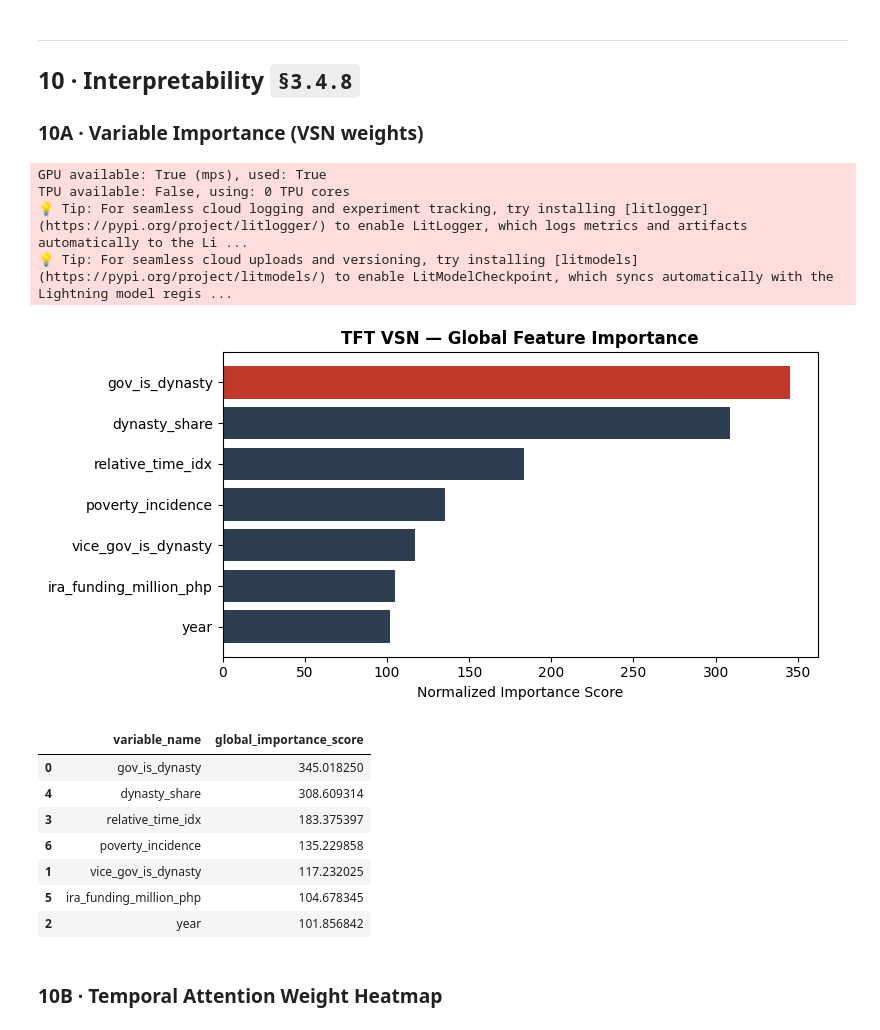
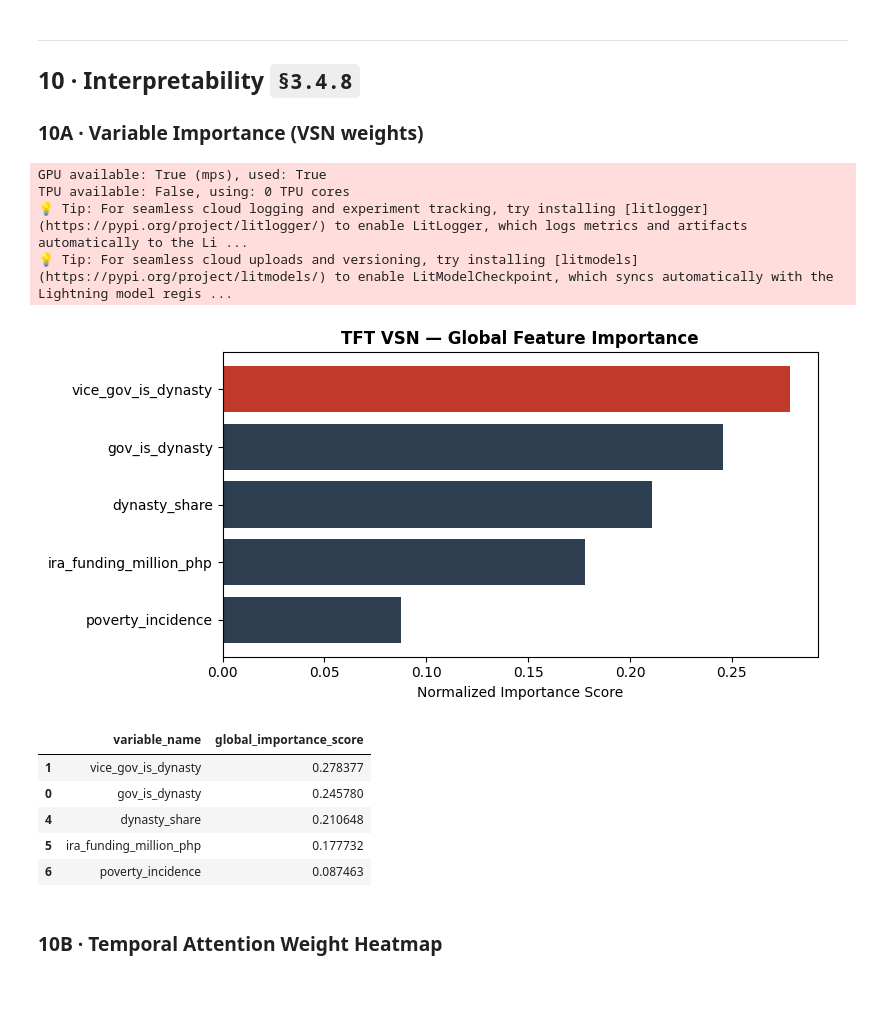
Before and after one commit to Renzo404/Datubase-ph, a Jupyter notebook: notebooks/05_tft_modelling.ipynb, the cells around one changed output. Saved outputs shown, nothing was run; the diff lists cells and outputs as text; code cells hidden in the pictures; blank space fills up the shorter version.

```diff
--- a/notebooks/05_tft_modelling.ipynb
+++ b/notebooks/05_tft_modelling.ipynb
@@ -770,13 +779,22 @@ Forecast output → /Users/gelika/VsCode/Datubase-ph/outputs/results/tft_forecas
 ## 10 · Interpretability `§3.4.8`
 ### 10A · Variable Importance (VSN weights)
 # %%
-# 1. Use the comprehensive raw_out_all from the interp_loader
-# (Ensure you already ran: raw_out_all = best_model.predict(interp_loader, mode='raw', return_x=True))
+# 1. Generate the raw predictions and assign them to 'raw_out_all'
+raw_out_all = best_model.predict(interp_loader, mode='raw', return_x=True)
+
+
+# 2. Interpret the output
 interpretation = best_model.interpret_output(raw_out_all.output, reduction='mean')
 
-# 2. Extract the PyTorch tensor to numpy using the correct key, and get names
-importance_scores = interpretation['encoder_variable_importance'].cpu().numpy()
+
+# Tip: If you ever want to see what keys are actually available, you can print them:
+# print("Available keys:", interpretation.keys())
+
+
+# 3. Extract the PyTorch tensor to numpy using the correct key: 'encoder_variables'
+importance_scores = interpretation['encoder_variables'].cpu().numpy()
 variable_names = best_model.encoder_variables
+
 
 # Manually construct the pandas DataFrame
 var_imp = pd.DataFrame({
@@ -784,45 +802,48 @@ var_imp = pd.DataFrame({
     'global_importance_score': importance_scores
 })
 
-# 3. FIX: Filter out time_idx and relative_time_idx
-vars_to_remove = ['time_idx', 'relative_time_idx']
+
+# 4. Filter out time_idx and relative_time_idx
+vars_to_remove = ['time_idx', 'relative_time_idx', 'year']
 var_imp = var_imp[~var_imp['variable_name'].isin(vars_to_remove)].copy()
 
-# 4. FIX: Re-normalize so the remaining features sum to 1.0
+
+# 5. Re-normalize so the remaining features sum to 1.0
 var_imp['global_importance_score'] = var_imp['global_importance_score'] / var_imp['global_importance_score'].sum()
+
 
 # Sort values
 var_imp = var_imp.sort_values('global_importance_score', ascending=False)
 var_imp.to_csv(RESULTS_DIR / 'tft_variable_importance.csv', index=False)
+
 
 # Plotting
 fig, ax = plt.subplots(figsize=(8, 4))
 # Dynamically color the top feature red, rest dark blue
 colors_vi = ['#c0392b' if i == 0 else '#2c3e50' for i in range(len(var_imp))]
 ax.barh(var_imp['variable_name'], var_imp['global_importance_score'], color=colors_vi)
 ax.set_xlabel('Normalized Importance Score')
 ax.set_title('TFT VSN — Global Feature Importance', fontweight='bold')
 ax.invert_yaxis()
 plt.tight_layout()
 fig.savefig(FIGURES_DIR / 'fig_variable_importance.png', dpi=200, bbox_inches='tight')
 plt.show()
 
+
 # Display the dataframe
 var_imp
 # %% [output]
 GPU available: True (mps), used: True
 TPU available: False, using: 0 TPU cores
 💡 Tip: For seamless cloud logging and experiment tracking, try installing [litlogger](https://pypi.org/project/litlogger/) to enable LitLogger, which logs metrics and artifacts automatically to the Li ...
 💡 Tip: For seamless cloud uploads and versioning, try installing [litmodels](https://pypi.org/project/litmodels/) to enable LitModelCheckpoint, which syncs automatically with the Lightning model regis ...
-[figure, old version]
+[figure, new version]
 |  | variable_name | global_importance_score |
-| 0 | gov_is_dynasty | 345.018250 |
-| 4 | dynasty_share | 308.609314 |
-| 3 | relative_time_idx | 183.375397 |
-| 6 | poverty_incidence | 135.229858 |
-| 1 | vice_gov_is_dynasty | 117.232025 |
-| 5 | ira_funding_million_php | 104.678345 |
-| 2 | year | 101.856842 |
+| 1 | vice_gov_is_dynasty | 0.278377 |
+| 0 | gov_is_dynasty | 0.245780 |
+| 4 | dynasty_share | 0.210648 |
+| 5 | ira_funding_million_php | 0.177732 |
+| 6 | poverty_incidence | 0.087463 |
 # %% [markdown]
 ### 10B · Temporal Attention Weight Heatmap
 # %%
```
Also changed, not shown: parts of 9 cells of this notebook, 28 other files.
